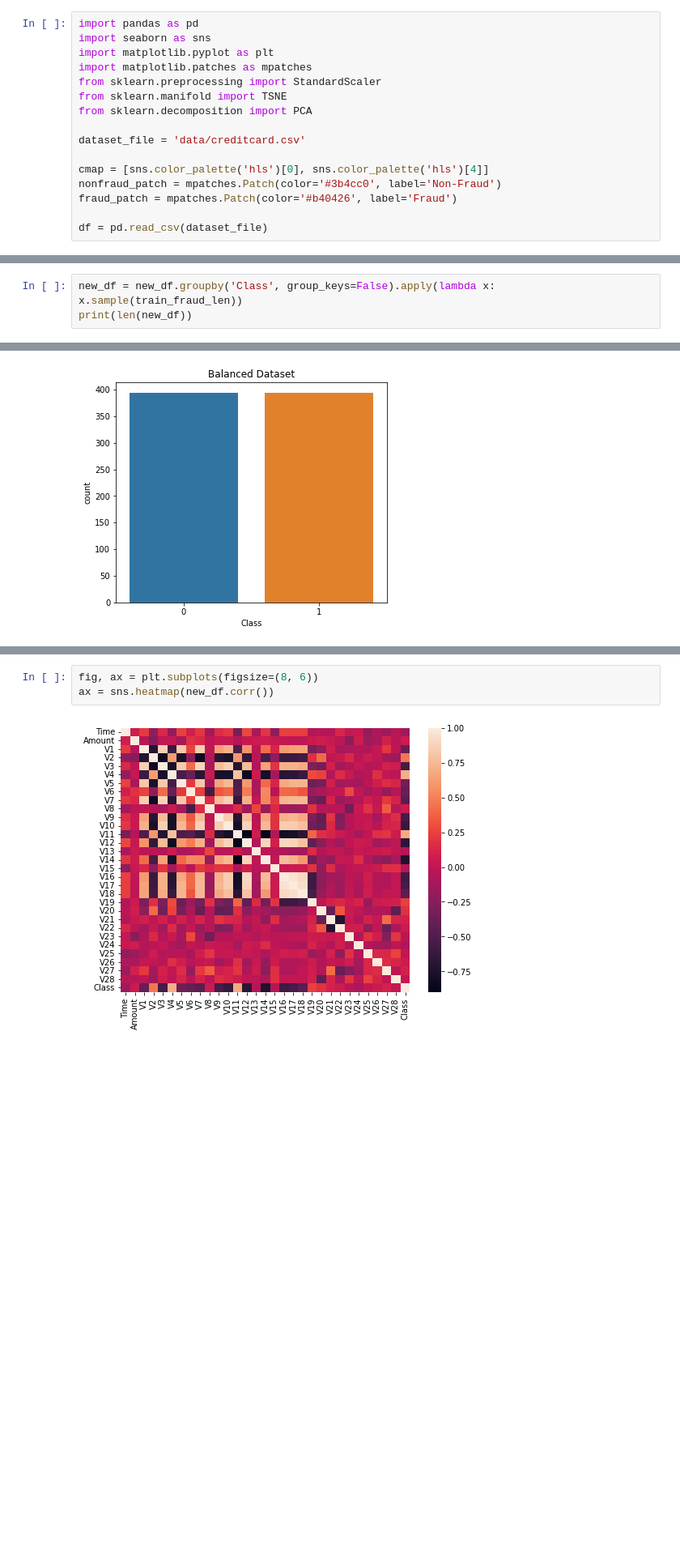
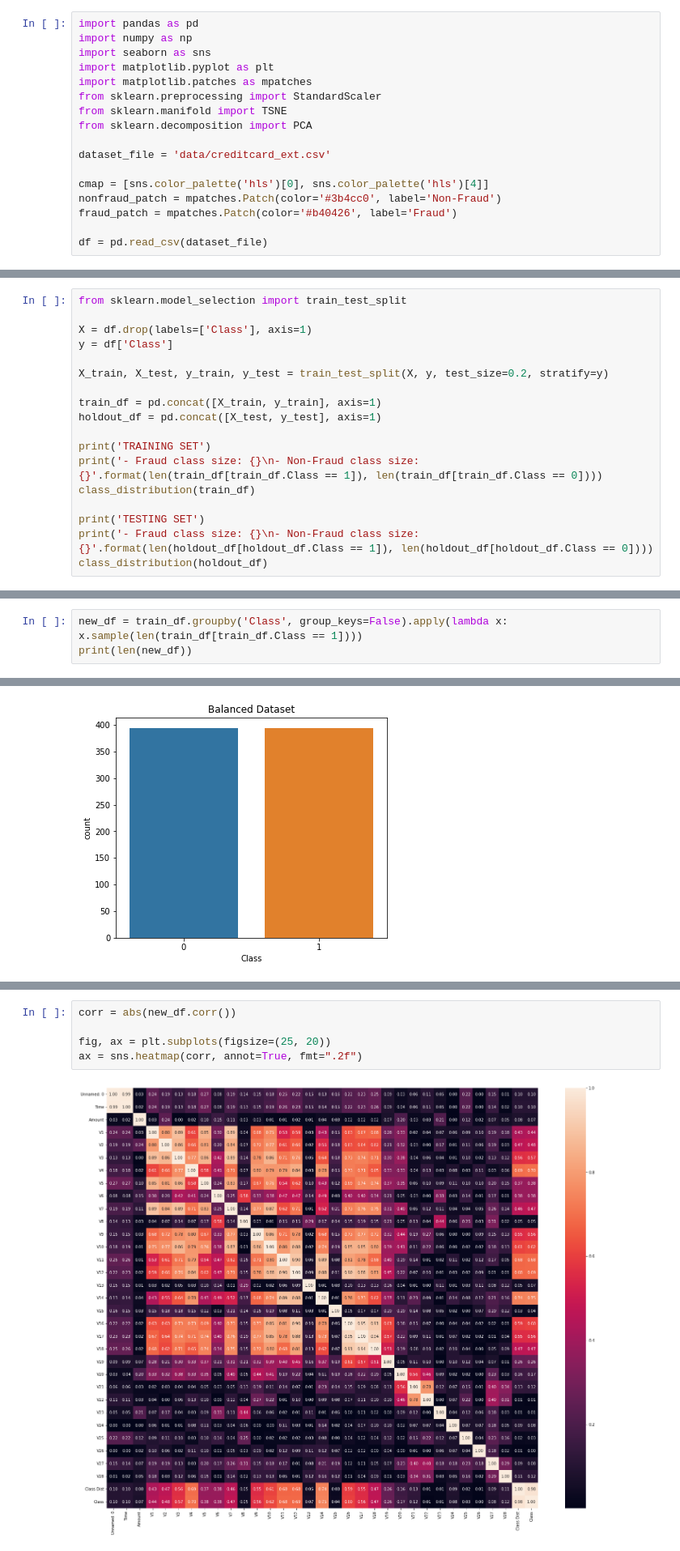
Before and after one commit to chris-caballero/Fraud-Transaction-Detection, a Jupyter notebook: fraud-detection.ipynb, the cells around one changed output, grey strips where cells are left out. Shown at 81% size. Drawn from its saved outputs; the diff is of its cells as text; blank space fills up the shorter version.

```diff
--- a/fraud-detection.ipynb
+++ b/fraud-detection.ipynb
@@ -10,6 +10,7 @@ import warnings
 warnings.simplefilter(action='ignore', category=FutureWarning)
 # %%
 import pandas as pd
+import numpy as np
 import seaborn as sns
 import matplotlib.pyplot as plt
 import matplotlib.patches as mpatches
@@ -17,7 +18,7 @@ from sklearn.preprocessing import StandardScaler
 from sklearn.manifold import TSNE
 from sklearn.decomposition import PCA
 
-dataset_file = 'data/creditcard.csv'
+dataset_file = 'data/creditcard_ext.csv'
 
 cmap = [sns.color_palette('hls')[0], sns.color_palette('hls')[4]]
 nonfraud_patch = mpatches.Patch(color='#3b4cc0', label='Non-Fraud')
@@ -192,0 +162,18 @@ holdout_df = pd.concat([X_test, y_test], axis=1)
+# %%
+from sklearn.model_selection import train_test_split
+
+X = df.drop(labels=['Class'], axis=1)
+y = df['Class']
+
+X_train, X_test, y_train, y_test = train_test_split(X, y, test_size=0.2, stratify=y)
+
+train_df = pd.concat([X_train, y_train], axis=1)
+holdout_df = pd.concat([X_test, y_test], axis=1)
+
+print('TRAINING SET')
+print('- Fraud class size: {}\n- Non-Fraud class size: {}'.format(len(train_df[train_df.Class == 1]), len(train_df[train_df.Class == 0])))
+class_distribution(train_df)
+
+print('TESTING SET')
+print('- Fraud class size: {}\n- Non-Fraud class size: {}'.format(len(holdout_df[holdout_df.Class == 1]), len(holdout_df[holdout_df.Class == 0])))
+class_distribution(holdout_df)
@@ -193,7 +196,7 @@ holdout_df = pd.concat([X_test, y_test], axis=1)
 # %% [markdown]
 Performing random undersampling! Just randomly choose equal portion non-fraud samples and fraud samples. Since there are more non-fraud samples, we only have to portion down this field, and we keep all the fraud-samples.
 # %%
-new_df = new_df.groupby('Class', group_keys=False).apply(lambda x: x.sample(train_fraud_len))
+new_df = train_df.groupby('Class', group_keys=False).apply(lambda x: x.sample(len(train_df[train_df.Class == 1])))
 print(len(new_df))
 # %% [output]
 788
@@ -224,5 +228,7 @@ Correlation matrix on balanced data. Features with strong correlation with Class
 # %%
-fig, ax = plt.subplots(figsize=(8, 6))
-ax = sns.heatmap(new_df.corr())
+corr = abs(new_df.corr())
+
+fig, ax = plt.subplots(figsize=(25, 20))
+ax = sns.heatmap(corr, annot=True, fmt=".2f")
 # %% [output]
-[figure, old version]
+[figure, new version]
```
Also changed, not shown: parts of 49 cells of this notebook.
